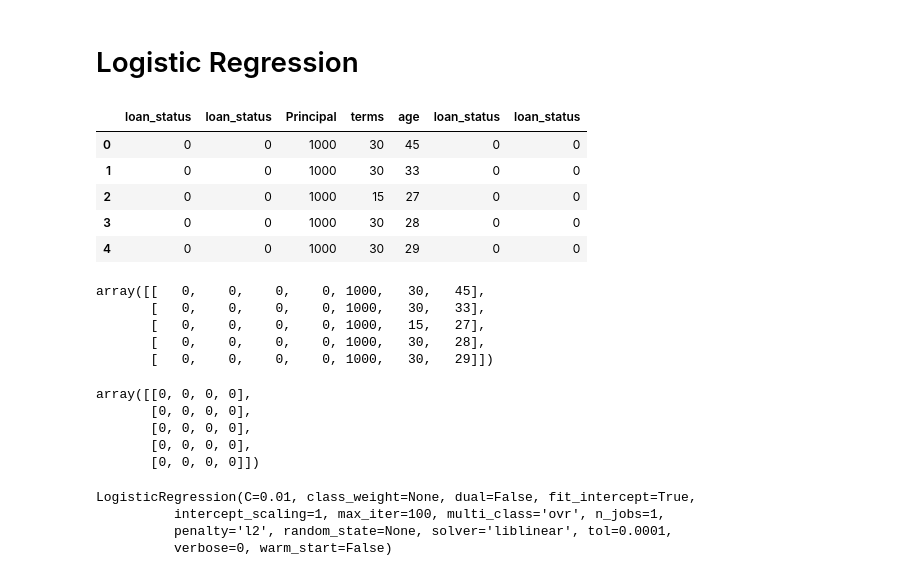
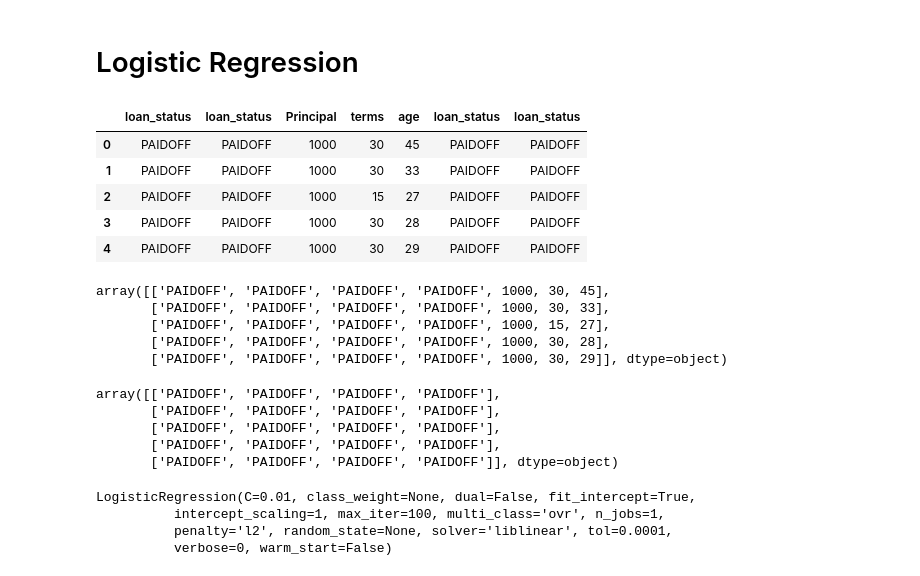
Before and after one commit to ZhengYoung1015/Project-Hub, a Jupyter notebook: My Jupyter Notebook on IBM Data Science Experience.ipynb, the cells around one changed output. Saved outputs shown, nothing was run; the diff lists cells and outputs as text; code cells hidden in the pictures.

```diff
--- a/My Jupyter Notebook on IBM Data Science Experience.ipynb
+++ b/My Jupyter Notebook on IBM Data Science Experience.ipynb
@@ -95,9 +95,6 @@ array([[1000,   30,   45],
        [1000,   15,   27],
        [1000,   30,   28],
        [1000,   30,   29]])
-# %%
-df['loan_status'].replace('PAIDOFF','0', inplace = True)
-df['loan_status'].replace('COLLECTION','1', inplace = True)
 # %%
 x[0:5]
 # %% [output]
@@ -288,33 +296,33 @@ jaccard_similarity_score(y_test, yhat)
 # Logistic Regression
 # %%
 df = df[['loan_status', 'Principal','terms','age','loan_status']]
-df['loan_status'] = df['loan_status'].astype('int')
+df['loan_status'] = df['loan_status']
 df.head()
 # %% [output]
 |  | loan_status | loan_status | Principal | terms | age | loan_status | loan_status |
-| 0 | 0 | 0 | 1000 | 30 | 45 | 0 | 0 |
-| 1 | 0 | 0 | 1000 | 30 | 33 | 0 | 0 |
-| 2 | 0 | 0 | 1000 | 15 | 27 | 0 | 0 |
-| 3 | 0 | 0 | 1000 | 30 | 28 | 0 | 0 |
-| 4 | 0 | 0 | 1000 | 30 | 29 | 0 | 0 |
+| 0 | PAIDOFF | PAIDOFF | 1000 | 30 | 45 | PAIDOFF | PAIDOFF |
+| 1 | PAIDOFF | PAIDOFF | 1000 | 30 | 33 | PAIDOFF | PAIDOFF |
+| 2 | PAIDOFF | PAIDOFF | 1000 | 15 | 27 | PAIDOFF | PAIDOFF |
+| 3 | PAIDOFF | PAIDOFF | 1000 | 30 | 28 | PAIDOFF | PAIDOFF |
+| 4 | PAIDOFF | PAIDOFF | 1000 | 30 | 29 | PAIDOFF | PAIDOFF |
 # %%
 x3 = df[['loan_status', 'Principal','terms','age']].values
 x3[0:5]
 # %% [output]
-array([[   0,    0,    0,    0, 1000,   30,   45],
-       [   0,    0,    0,    0, 1000,   30,   33],
-       [   0,    0,    0,    0, 1000,   15,   27],
-       [   0,    0,    0,    0, 1000,   30,   28],
-       [   0,    0,    0,    0, 1000,   30,   29]])
+array([['PAIDOFF', 'PAIDOFF', 'PAIDOFF', 'PAIDOFF', 1000, 30, 45],
+       ['PAIDOFF', 'PAIDOFF', 'PAIDOFF', 'PAIDOFF', 1000, 30, 33],
+       ['PAIDOFF', 'PAIDOFF', 'PAIDOFF', 'PAIDOFF', 1000, 15, 27],
+       ['PAIDOFF', 'PAIDOFF', 'PAIDOFF', 'PAIDOFF', 1000, 30, 28],
+       ['PAIDOFF', 'PAIDOFF', 'PAIDOFF', 'PAIDOFF', 1000, 30, 29]], dtype=object)
 # %%
 y3 = np.asarray(df['loan_status'])
 y3[0:5]
 # %% [output]
-array([[0, 0, 0, 0],
-       [0, 0, 0, 0],
-       [0, 0, 0, 0],
-       [0, 0, 0, 0],
-       [0, 0, 0, 0]])
+array([['PAIDOFF', 'PAIDOFF', 'PAIDOFF', 'PAIDOFF'],
+       ['PAIDOFF', 'PAIDOFF', 'PAIDOFF', 'PAIDOFF'],
+       ['PAIDOFF', 'PAIDOFF', 'PAIDOFF', 'PAIDOFF'],
+       ['PAIDOFF', 'PAIDOFF', 'PAIDOFF', 'PAIDOFF'],
+       ['PAIDOFF', 'PAIDOFF', 'PAIDOFF', 'PAIDOFF']], dtype=object)
 # %%
 from sklearn.linear_model import LogisticRegression
 LR_model = LogisticRegression(C=0.01).fit(x_train,y_train)
```
Also changed, not shown: parts of 18 cells of this notebook.
